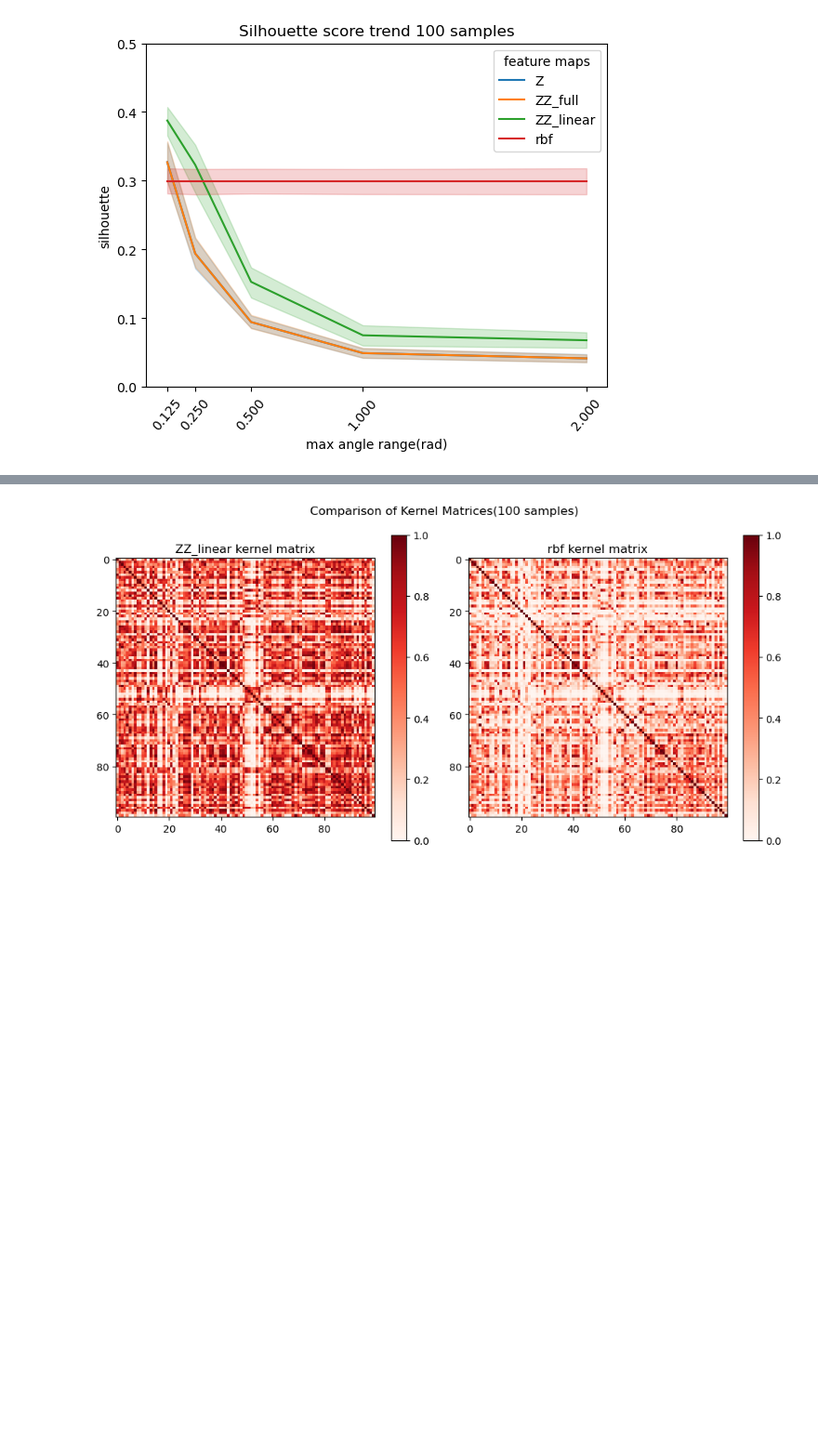
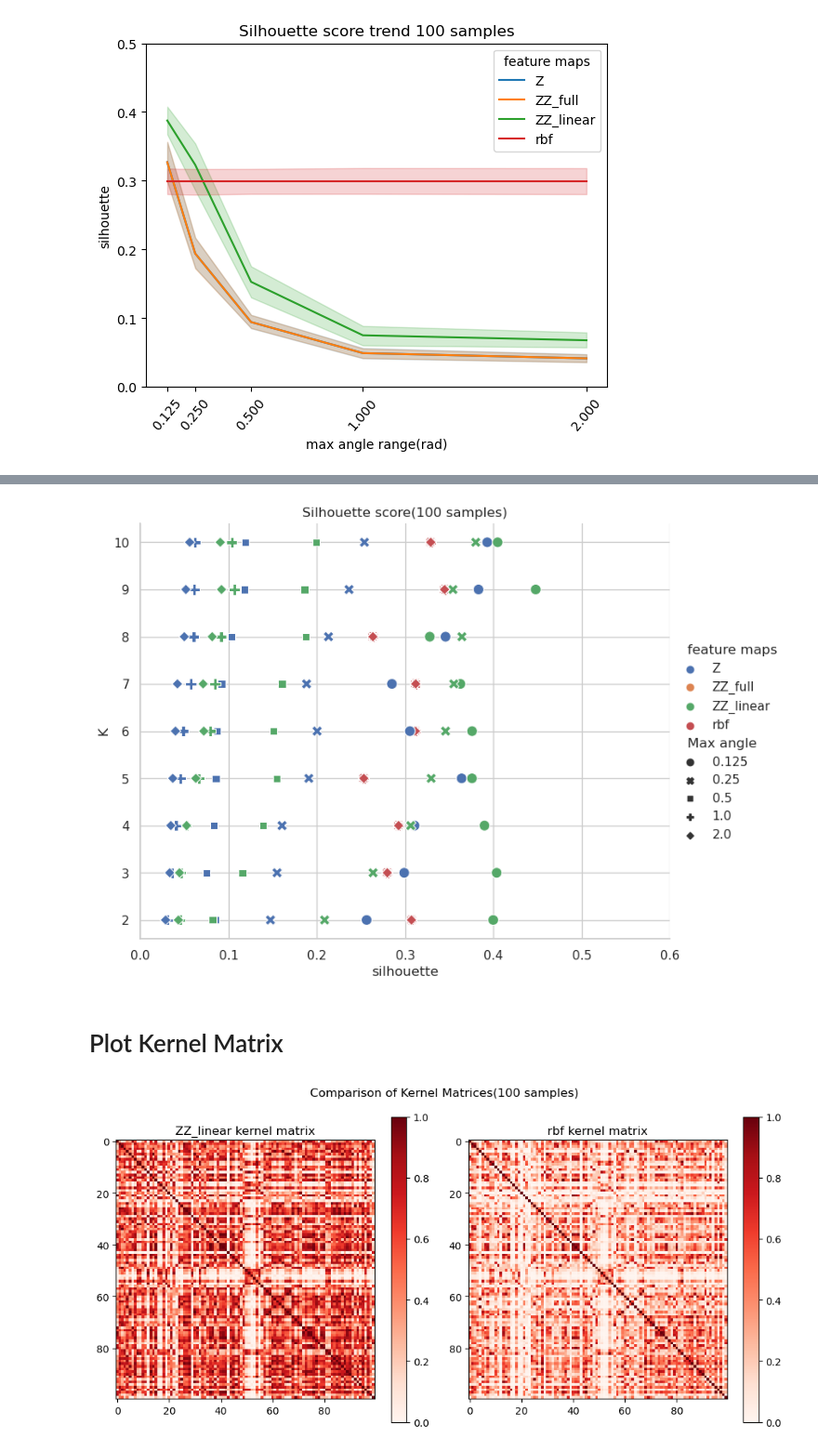
Before and after one commit to ctglab/QKomics, a Jupyter notebook: Clustering_plots.ipynb, the cells around one changed output, grey strips where cells are left out. Shown at 93% size. Drawn from its saved outputs; the diff is of its cells as text; code cells hidden in the pictures; blank space fills up the shorter version.

```diff
--- a/Clustering_plots.ipynb
+++ b/Clustering_plots.ipynb
@@ -181,3 +203,34 @@ plt.show()
+# %%
+plt.close()
+sns.set_theme(style="whitegrid")
+
+
+cmap = sns.cubehelix_palette(rot=-.2, as_cmap=True)
+g = sns.relplot(
+    data=df_k_trend_100,
+    style="Max angle", x="silhouette",
+    hue="feature maps",
+    y="K",s=90,
+    sizes=(10, 200),
+    height=6, aspect=1.25,
+
+)
+
+g.ax.xaxis.grid(True, "minor", linewidth=.25)
+g.ax.yaxis.grid(True, "minor", linewidth=.25)
+#g.despine(left=True, bottom=True)
+g.ax.set_xlim(0.0,0.6)
+
+
+plt.title('Silhouette score(100 samples)')
+#plt.xlabel('Number of Clusters')
+# Show the plot
+plt.savefig('Results/Unsupervised_100/opt_k_100.png')
+plt.show()
+# %% [output]
+[figure, added]
+# %% [markdown]
+# Plot Kernel Matrix
 # %%
 qkernel=Load_kernels('/CTGlab/home/valeria/Quantum-Machine-Learning-for-Expression-Data/Kernels_Results/Bandwidth/Sampled_data/ZZ_linear/bandwidth_k/qk_tot_pi_0.39.pickle')
 qkernel_all=Load_kernels('/CTGlab/home/valeria/Quantum-Machine-Learning-for-Expression-Data/Kernels_Results/Bandwidth/Full_data/ZZ_linear/bandwidth_k/qk_tot_pi_0.39.pickle')
```
Also changed, not shown: parts of 11 cells of this notebook, 2 other files.
